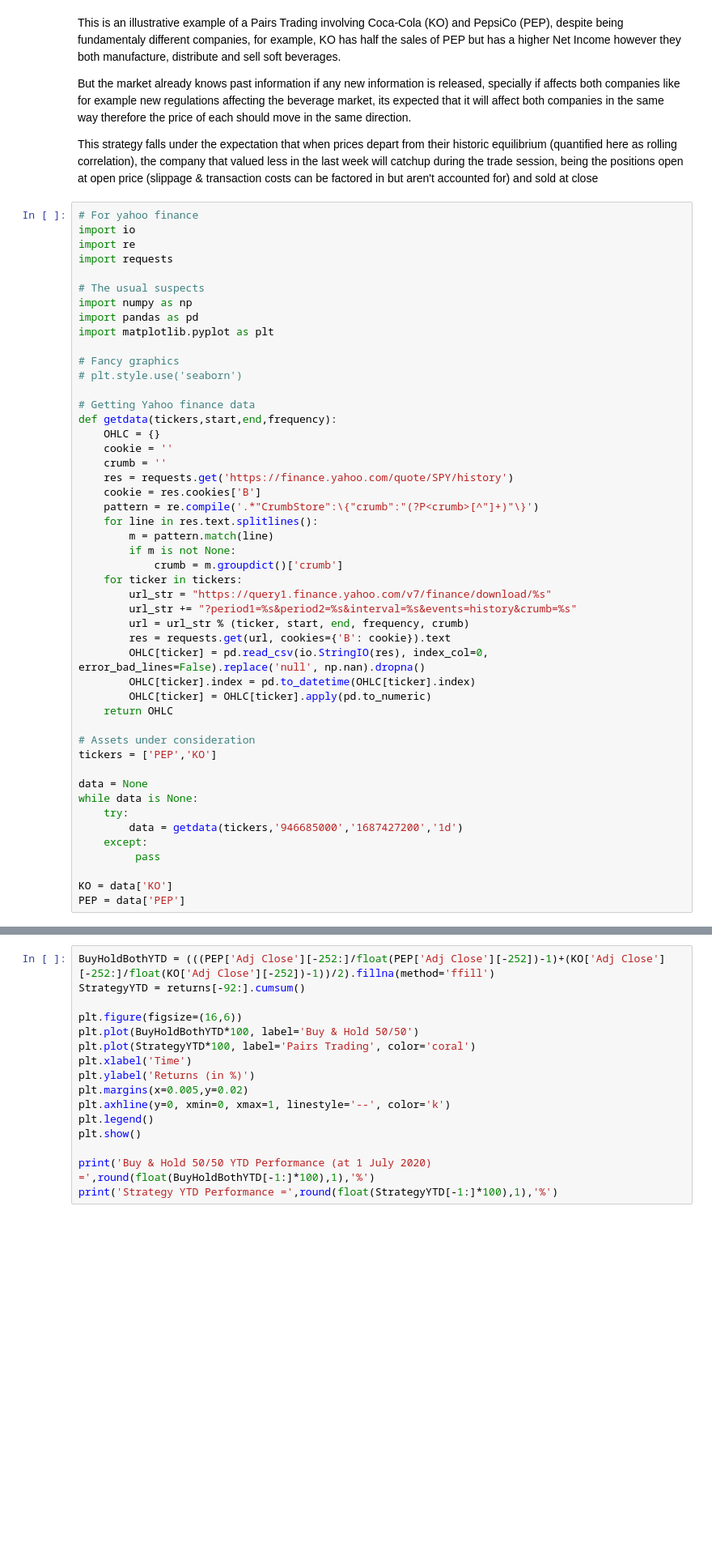
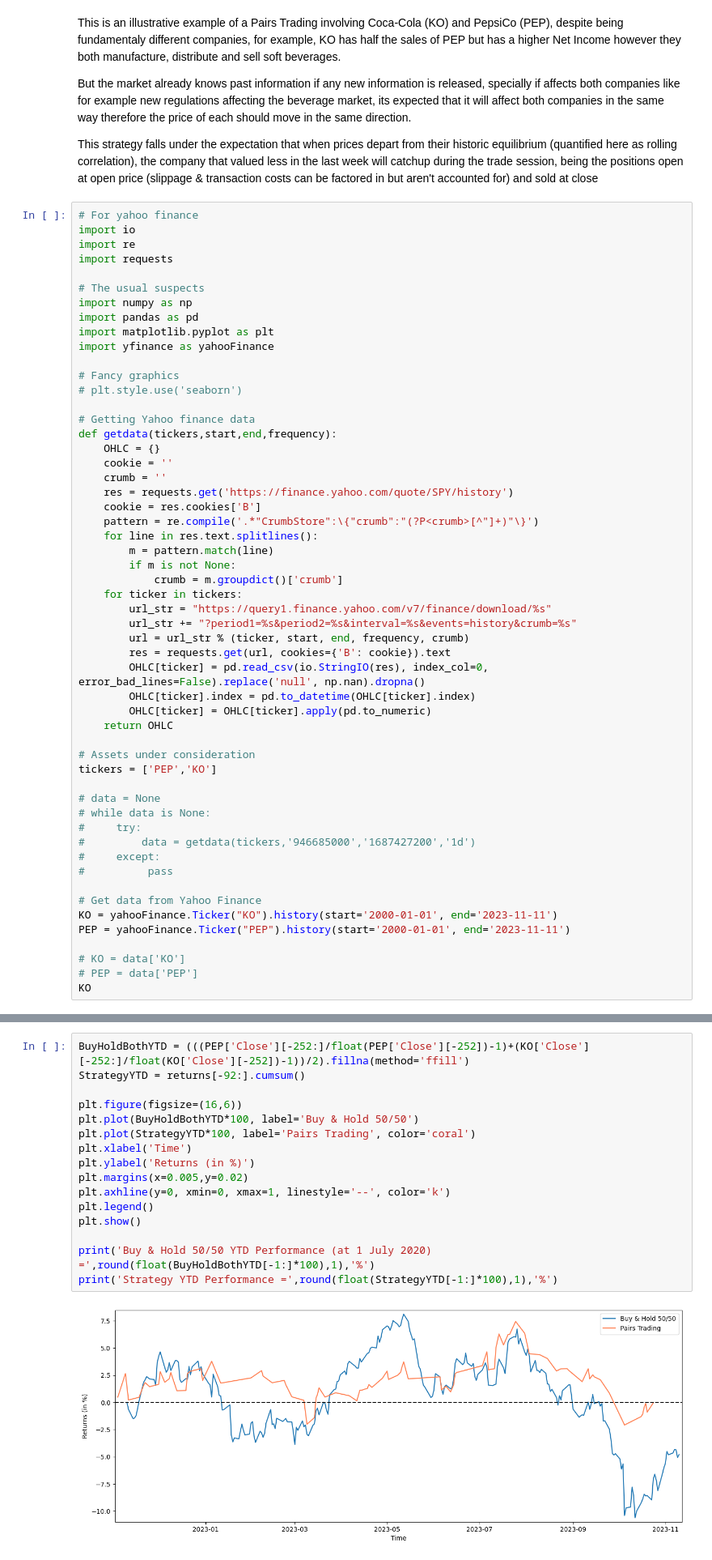
Before and after one commit to baslia/quant_analysis, a Jupyter notebook: strategies/PairsTrading.ipynb, the cells around one changed output, grey strips where cells are left out. Shown at 81% size. Saved outputs shown, nothing was run; the diff lists cells and outputs as text; blank space fills up the shorter version.

```diff
--- a/strategies/PairsTrading.ipynb
+++ b/strategies/PairsTrading.ipynb
@@ -14,6 +14,7 @@ import requests
 import numpy as np
 import pandas as pd
 import matplotlib.pyplot as plt
+import yfinance as yahooFinance
 
 # Fancy graphics
 # plt.style.use('seaborn')
@@ -43,12 +44,17 @@ def getdata(tickers,start,end,frequency):
 # Assets under consideration
 tickers = ['PEP','KO']
 
-data = None
-while data is None:
-    try:
-        data = getdata(tickers,'946685000','1687427200','1d')
-    except:
-         pass
+# data = None
+# while data is None:
+#     try:
+#         data = getdata(tickers,'946685000','1687427200','1d')
+#     except:
+#          pass
 
-KO = data['KO']
-PEP = data['PEP']
+# Get data from Yahoo Finance
+KO = yahooFinance.Ticker("KO").history(start='2000-01-01', end='2023-11-11')
+PEP = yahooFinance.Ticker("PEP").history(start='2000-01-01', end='2023-11-11')
+
+# KO = data['KO']
+# PEP = data['PEP']
+KO
@@ -183,16 +228,18 @@ print("Sharpe = ",sharpe)
 # %%
-BuyHoldBothYTD = (((PEP['Adj Close'][-252:]/float(PEP['Adj Close'][-252])-1)+(KO['Adj Close'][-252:]/float(KO['Adj Close'][-252])-1))/2).fillna(method='ffill')
+BuyHoldBothYTD = (((PEP['Close'][-252:]/float(PEP['Close'][-252])-1)+(KO['Close'][-252:]/float(KO['Close'][-252])-1))/2).fillna(method='ffill')
 StrategyYTD = returns[-92:].cumsum()
 
 plt.figure(figsize=(16,6))
 plt.plot(BuyHoldBothYTD*100, label='Buy & Hold 50/50')
 plt.plot(StrategyYTD*100, label='Pairs Trading', color='coral')
 plt.xlabel('Time')
 plt.ylabel('Returns (in %)')
 plt.margins(x=0.005,y=0.02)
 plt.axhline(y=0, xmin=0, xmax=1, linestyle='--', color='k')
 plt.legend()
 plt.show()
 
 print('Buy & Hold 50/50 YTD Performance (at 1 July 2020) =',round(float(BuyHoldBothYTD[-1:]*100),1),'%')
 print('Strategy YTD Performance =',round(float(StrategyYTD[-1:]*100),1),'%')
+# %% [output]
+[figure, added]
```
Also changed, not shown: parts of 5 cells of this notebook.
